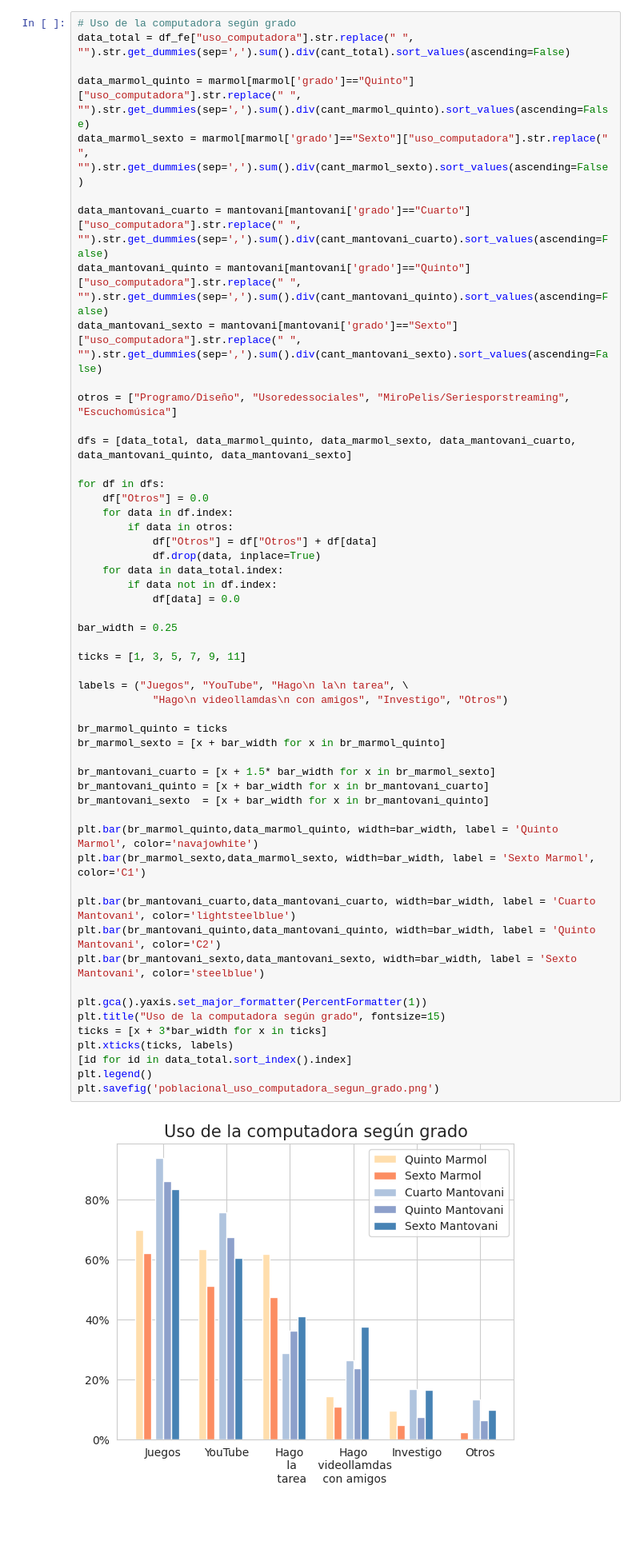
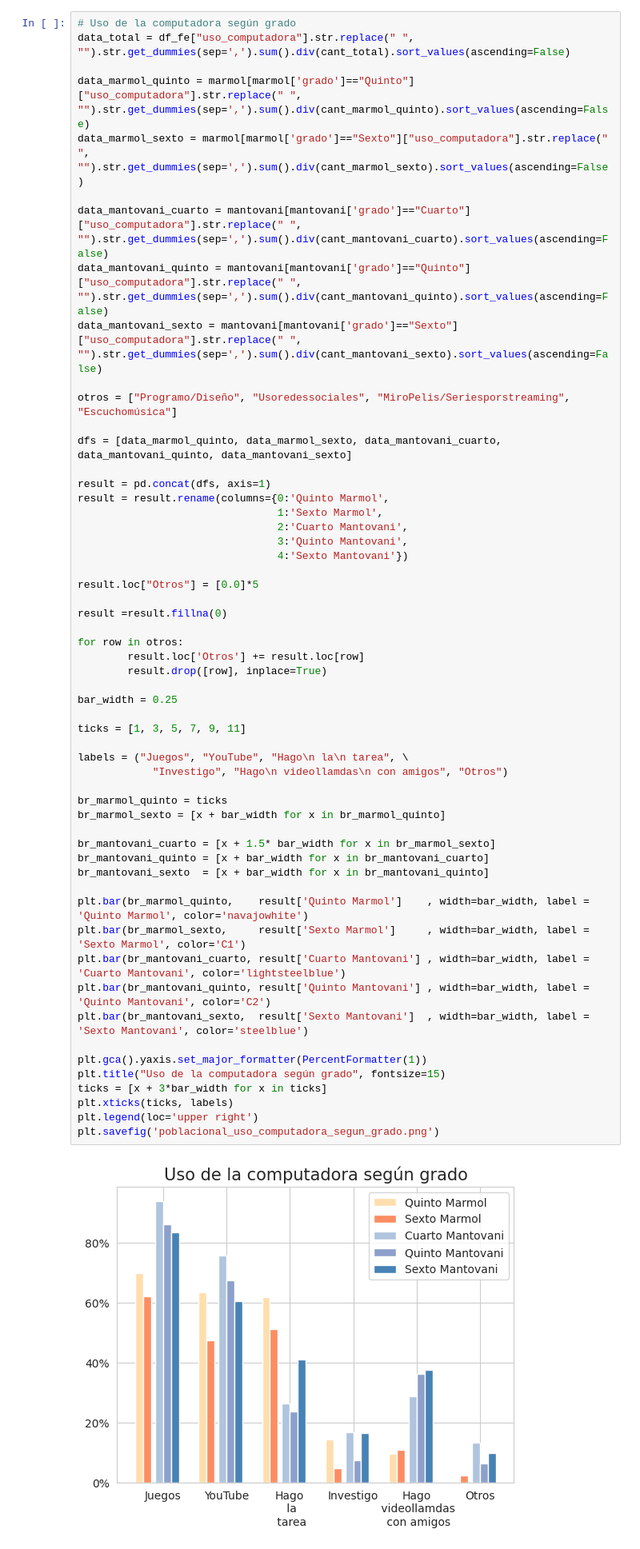
Before and after one commit to fedesassone/tesis, a Jupyter notebook: notebooks/Poblacional.ipynb, the cells around one changed output. Shown at 80% size. Drawn from its saved outputs; the diff is of its cells as text; blank space fills up the shorter version.

```diff
--- a/notebooks/Poblacional.ipynb
+++ b/notebooks/Poblacional.ipynb
@@ -441,53 +441,56 @@ data_marmol_quinto = marmol[marmol['grado']=="Quinto"]["uso_computadora"].str.re
 data_marmol_sexto = marmol[marmol['grado']=="Sexto"]["uso_computadora"].str.replace(" ", "").str.get_dummies(sep=',').sum().div(cant_marmol_sexto).sort_values(ascending=False)
 
 data_mantovani_cuarto = mantovani[mantovani['grado']=="Cuarto"]["uso_computadora"].str.replace(" ", "").str.get_dummies(sep=',').sum().div(cant_mantovani_cuarto).sort_values(ascending=False)
 data_mantovani_quinto = mantovani[mantovani['grado']=="Quinto"]["uso_computadora"].str.replace(" ", "").str.get_dummies(sep=',').sum().div(cant_mantovani_quinto).sort_values(ascending=False)
 data_mantovani_sexto = mantovani[mantovani['grado']=="Sexto"]["uso_computadora"].str.replace(" ", "").str.get_dummies(sep=',').sum().div(cant_mantovani_sexto).sort_values(ascending=False)
 
 otros = ["Programo/Diseño", "Usoredessociales", "MiroPelis/Seriesporstreaming", "Escuchomúsica"]
 
-dfs = [data_total, data_marmol_quinto, data_marmol_sexto, data_mantovani_cuarto, data_mantovani_quinto, data_mantovani_sexto]
+dfs = [data_marmol_quinto, data_marmol_sexto, data_mantovani_cuarto, data_mantovani_quinto, data_mantovani_sexto]
 
-for df in dfs:
-    df["Otros"] = 0.0
-    for data in df.index:
-        if data in otros:
-            df["Otros"] = df["Otros"] + df[data]
-            df.drop(data, inplace=True)
-    for data in data_total.index:
-        if data not in df.index:
-            df[data] = 0.0
+result = pd.concat(dfs, axis=1)
+result = result.rename(columns={0:'Quinto Marmol',
+                                1:'Sexto Marmol',
+                                2:'Cuarto Mantovani',
+                                3:'Quinto Mantovani',
+                                4:'Sexto Mantovani'})
+
+result.loc["Otros"] = [0.0]*5
+
+result =result.fillna(0)
+
+for row in otros:
+        result.loc['Otros'] += result.loc[row]
+        result.drop([row], inplace=True)
 
 bar_width = 0.25
 
 ticks = [1, 3, 5, 7, 9, 11]
 
 labels = ("Juegos", "YouTube", "Hago\n la\n tarea", \
-            "Hago\n videollamdas\n con amigos", "Investigo", "Otros")
+            "Investigo", "Hago\n videollamdas\n con amigos", "Otros")
 
 br_marmol_quinto = ticks
 br_marmol_sexto = [x + bar_width for x in br_marmol_quinto]
 
 br_mantovani_cuarto = [x + 1.5* bar_width for x in br_marmol_sexto]
 br_mantovani_quinto = [x + bar_width for x in br_mantovani_cuarto]
 br_mantovani_sexto  = [x + bar_width for x in br_mantovani_quinto]
 
-plt.bar(br_marmol_quinto,data_marmol_quinto, width=bar_width, label = 'Quinto Marmol', color='navajowhite')
-plt.bar(br_marmol_sexto,data_marmol_sexto, width=bar_width, label = 'Sexto Marmol', color='C1')
-
-plt.bar(br_mantovani_cuarto,data_mantovani_cuarto, width=bar_width, label = 'Cuarto Mantovani', color='lightsteelblue')
-plt.bar(br_mantovani_quinto,data_mantovani_quinto, width=bar_width, label = 'Quinto Mantovani', color='C2')
-plt.bar(br_mantovani_sexto,data_mantovani_sexto, width=bar_width, label = 'Sexto Mantovani', color='steelblue')
+plt.bar(br_marmol_quinto,    result['Quinto Marmol']    , width=bar_width, label = 'Quinto Marmol', color='navajowhite')
+plt.bar(br_marmol_sexto,     result['Sexto Marmol']     , width=bar_width, label = 'Sexto Marmol', color='C1')
+plt.bar(br_mantovani_cuarto, result['Cuarto Mantovani'] , width=bar_width, label = 'Cuarto Mantovani', color='lightsteelblue')
+plt.bar(br_mantovani_quinto, result['Quinto Mantovani'] , width=bar_width, label = 'Quinto Mantovani', color='C2')
+plt.bar(br_mantovani_sexto,  result['Sexto Mantovani']  , width=bar_width, label = 'Sexto Mantovani', color='steelblue')
 
 plt.gca().yaxis.set_major_formatter(PercentFormatter(1))
 plt.title("Uso de la computadora según grado", fontsize=15)
 ticks = [x + 3*bar_width for x in ticks]
 plt.xticks(ticks, labels)
-[id for id in data_total.sort_index().index]
-plt.legend()
+plt.legend(loc='upper right')
 plt.savefig('poblacional_uso_computadora_segun_grado.png')
 # %% [output]
-[figure, old version]
+[figure, new version]
 # %% [markdown]
 * Los porcentajes son en base a totales por colegio, por grados. Son el porcentaje de alumnes de cada grado que elige esa opción.
 * En esta pregunta se permitían seleccionar varias respuestas.
```
Also changed, not shown: parts of 1 cell of this notebook, 1 other file.
